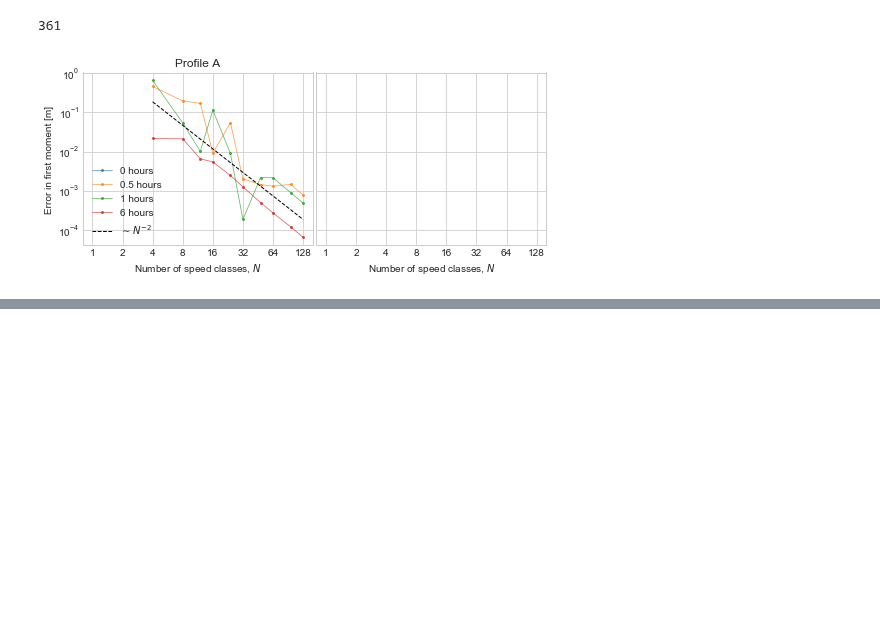
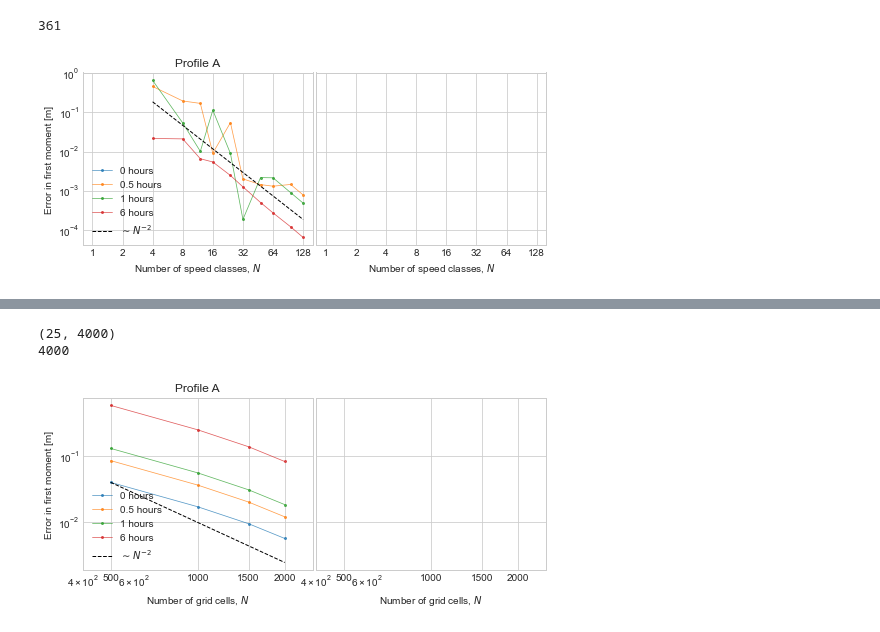
Before and after one commit to nordam/Eulerian-and-Lagrangian-methods, a Jupyter notebook: notebooks/ConvergencePlots.ipynb, the cells around one changed output, grey strips where cells are left out. Cells and saved outputs as stored; diff of their text form; code cells hidden in the pictures; blank space fills up the shorter version.

```diff
--- a/notebooks/ConvergencePlots.ipynb
+++ b/notebooks/ConvergencePlots.ipynb
@@ -713,0 +729,79 @@ plt.savefig('convergence_Nclasses_case2.pdf')
+# %%
+# Total integration time
+Tmax = 12*3600
+# Max depth of simulation domain
+Zmax = 50
+folder = '../testresults'
+case = 'Case4'
+
+# Numerical parameters for reference solution
+dt_ref = 120.0    # Timestep
+NJ_ref = 4000  # Number of spatial grid cells
+NK_ref = 16   # Number of classes
+
+# Varying numerical parameters
+NJs = np.array([500, 1000, 1500, 2000])
+
+# Hours after which to plot the solutions
+hours = [0, 0.5, 1, 6]
+
+fig, ax = plt.subplots(ncols = 2, figsize = (7, 3), sharex = True, sharey = True)
+for iplot, profile in enumerate(['A']):
+
+    #### Reference solution  ####
+    # Load data, and work out grid parameters
+    Cg_ref = np.load(f'{folder}/{case}_K_{profile}_block_Nclasses={NK_ref}_NJ={NJ_ref}_dt={dt_ref}.npy').sum(axis = 1)
+    print(Cg_ref.shape)
+    # Concentration grid cell faces (in z-direction)
+    Nz_grid_ref, Nt_grid_ref = Cg_ref.shape
+    zc_grid_ref  = np.linspace(0, Zmax, Nz_grid_ref + 1)
+    # Concentration grid cell spacing
+    dz_grid_ref  = zc_grid_ref[1] - zc_grid_ref[0]
+    # Concentration grid cell midpoints
+    mid_grid_ref = zc_grid_ref[:-1] + dz_grid_ref/2
+
+    print(Nt_grid_ref)
+
+    errors = [np.zeros(len(NJs)) for h in hours]
+    for i, n in enumerate(NJs):
+
+        Cg = np.load(f'{folder}/{case}_K_{profile}_block_Nclasses={NK_ref}_NJ={n}_dt={dt_ref}.npy').sum(axis = 1)
+
+        # Concentration grid cells (in z-direction)
+        Nz_grid, Nt_grid = Cg.shape
+        zc_grid = np.linspace(0, Zmax, Nz_grid + 1)
+        dz_grid = zc_grid[1] - zc_grid[0]
+        mid_grid = zc_grid[:-1] + dz_grid/2
+
+        for j, h in enumerate(hours):
+            ref    = dz_grid_ref * np.sum(mid_grid_ref * Cg_ref[:,int(2*h)])
+            moment = dz_grid     * np.sum(mid_grid     * Cg[:,int(2*h)])
+            errors[j][i] = np.abs(moment - ref)
+
+    for j, h in enumerate(hours):
+        ax[iplot].plot(NJs, errors[j][:], marker = '.', markersize = 4, lw = 0.75, alpha = 0.75, label = f'{h} hours')
+
+    ax[iplot].plot(NJs, 1e4*NJs**(-2.0), '--', c = 'k', lw = 1, label = '$\sim N^{-2}$')
+
+
+    ax[iplot].legend(loc = 'lower left')
+    ax[iplot].set_xscale('log')
+    ax[iplot].set_yscale('log')
+
+    ticks = [500, 1000, 1500, 2000]
+    ax[iplot].set_xticks(ticks)
+    ax[iplot].set_xticklabels(ticks)
+    ax[iplot].set_xlim(0.8*ticks[0], ticks[-1]/0.8)
+    ax[iplot].set_title(f'Profile {profile}')
+
+
+ax[0].set_xlabel('Number of grid cells, $N$')
+ax[1].set_xlabel('Number of grid cells, $N$')
+ax[0].set_ylabel('Error in first moment [m]')
+
+plt.subplots_adjust(left = 0.075, bottom = 0.12, right = 0.995, top = 0.92, wspace =0.015)
+#plt.savefig('convergence_Nclasses_case2.pdf')
+# %% [output]
+(25, 4000)
+4000
+[figure, added]
```
Also changed, not shown: parts of 8 cells of this notebook, 4 other files.
